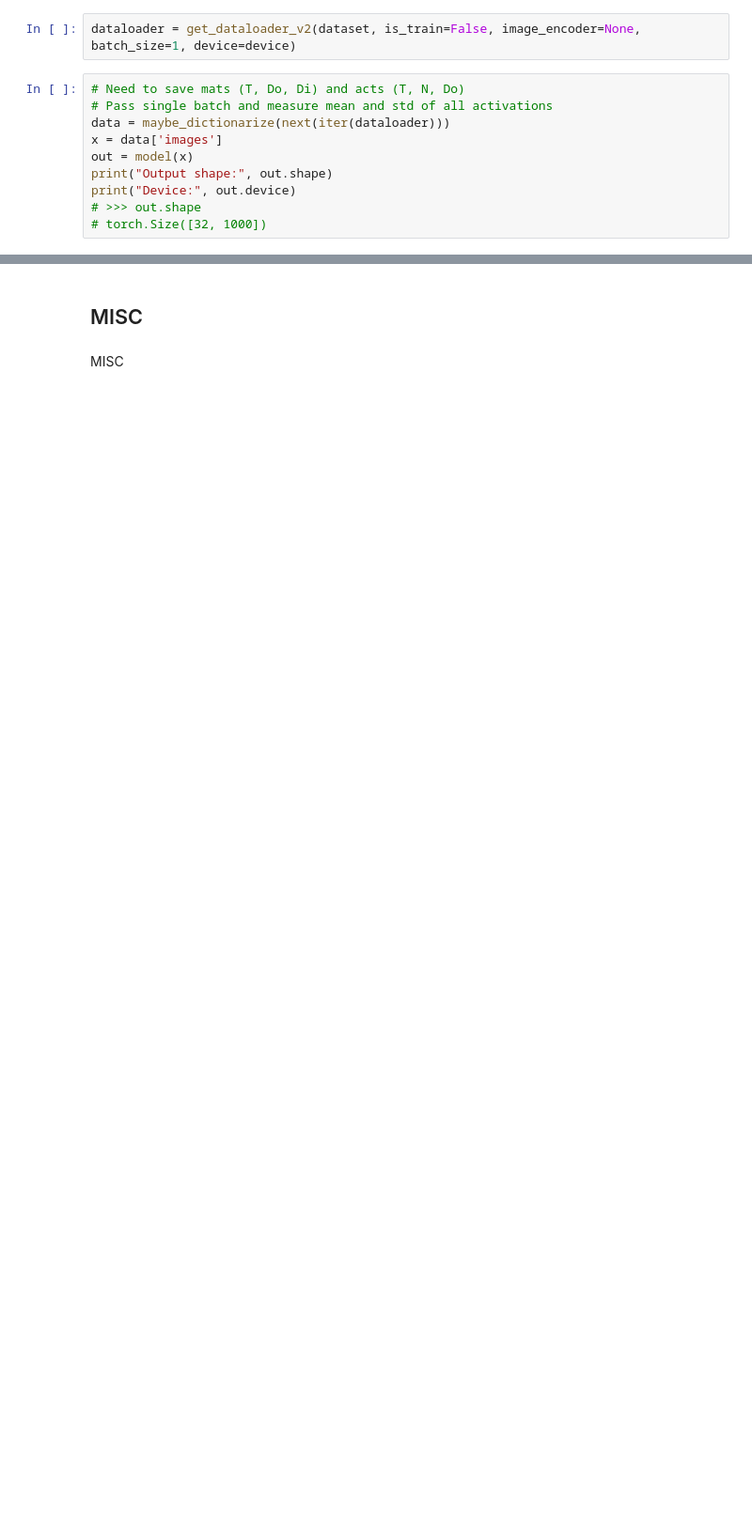
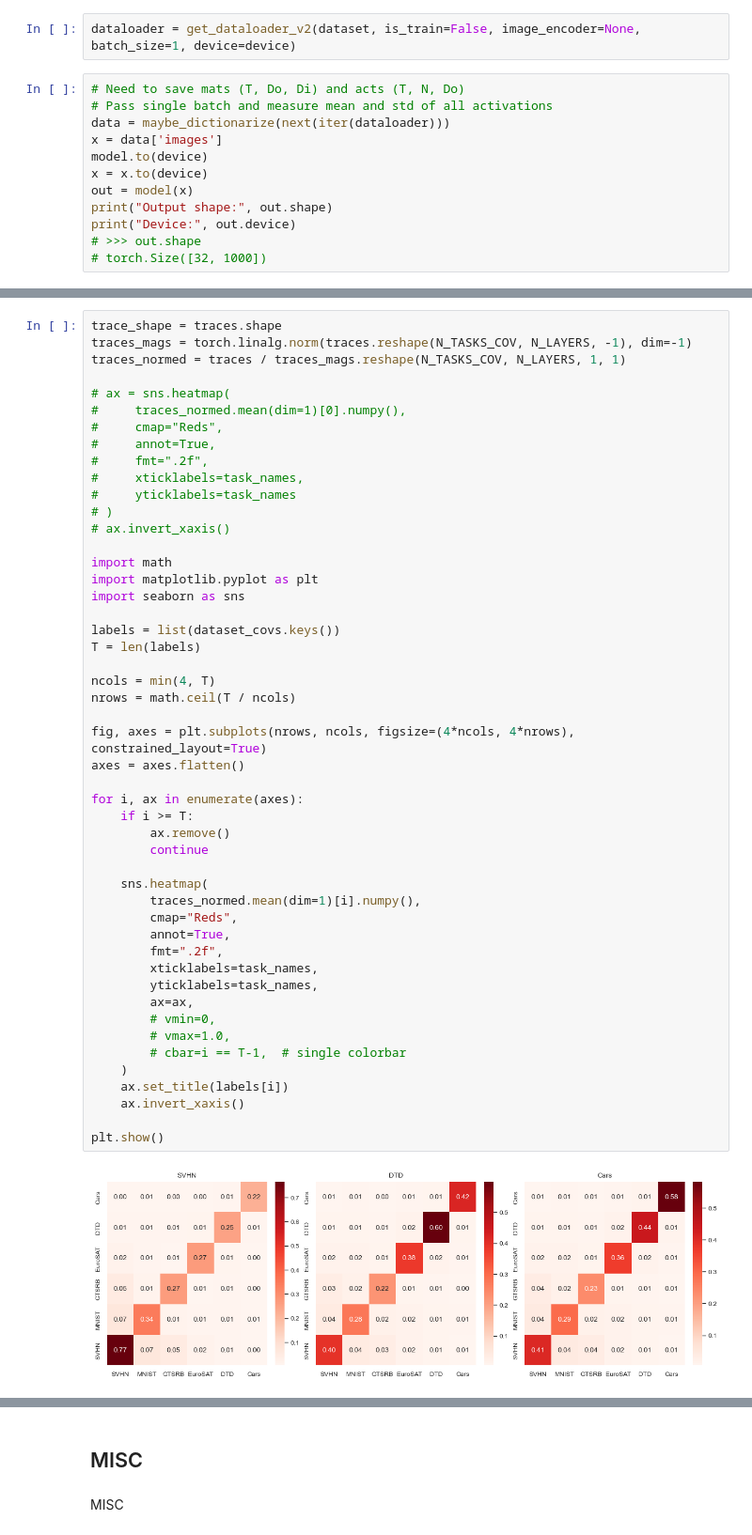
Before and after one commit to AntoAndGar/task_singular_vectors, a Jupyter notebook: anaylsis.ipynb, the cells around one changed output, grey strips where cells are left out. Shown at 94% size. Saved outputs shown, nothing was run; the diff lists cells and outputs as text; blank space fills up the shorter version.

```diff
--- a/anaylsis.ipynb
+++ b/anaylsis.ipynb
@@ -779,6 +973,8 @@ dataloader = get_dataloader_v2(dataset, is_train=False, image_encoder=None, batc
 # Pass single batch and measure mean and std of all activations
 data = maybe_dictionarize(next(iter(dataloader)))
 x = data['images']
+model.to(device)
+x = x.to(device)
 out = model(x)
 print("Output shape:", out.shape)
 print("Device:", out.device)
@@ -844,0 +1301,51 @@ for _ in range(100):
+# %%
+trace_shape = traces.shape
+traces_mags = torch.linalg.norm(traces.reshape(N_TASKS_COV, N_LAYERS, -1), dim=-1)
+traces_normed = traces / traces_mags.reshape(N_TASKS_COV, N_LAYERS, 1, 1)
+
+# ax = sns.heatmap(
+#     traces_normed.mean(dim=1)[0].numpy(),
+#     cmap="Reds",
+#     annot=True,
+#     fmt=".2f",
+#     xticklabels=task_names,
+#     yticklabels=task_names
+# )
+# ax.invert_xaxis()
+
+import math
+import matplotlib.pyplot as plt
+import seaborn as sns
+
+labels = list(dataset_covs.keys())
+T = len(labels)
+
+ncols = min(4, T)
+nrows = math.ceil(T / ncols)
+
+fig, axes = plt.subplots(nrows, ncols, figsize=(4*ncols, 4*nrows), constrained_layout=True)
+axes = axes.flatten()
+
+for i, ax in enumerate(axes):
+    if i >= T:
+        ax.remove()
+        continue
+
+    sns.heatmap(
+        traces_normed.mean(dim=1)[i].numpy(),
+        cmap="Reds",
+        annot=True,
+        fmt=".2f",
+        xticklabels=task_names,
+        yticklabels=task_names,
+        ax=ax,
+        # vmin=0,
+        # vmax=1.0,
+        # cbar=i == T-1,  # single colorbar
+    )
+    ax.set_title(labels[i])
+    ax.invert_xaxis()
+
+plt.show()
+# %% [output]
+[figure, added]
```
Also changed, not shown: parts of 33 cells of this notebook, 13 other files.
